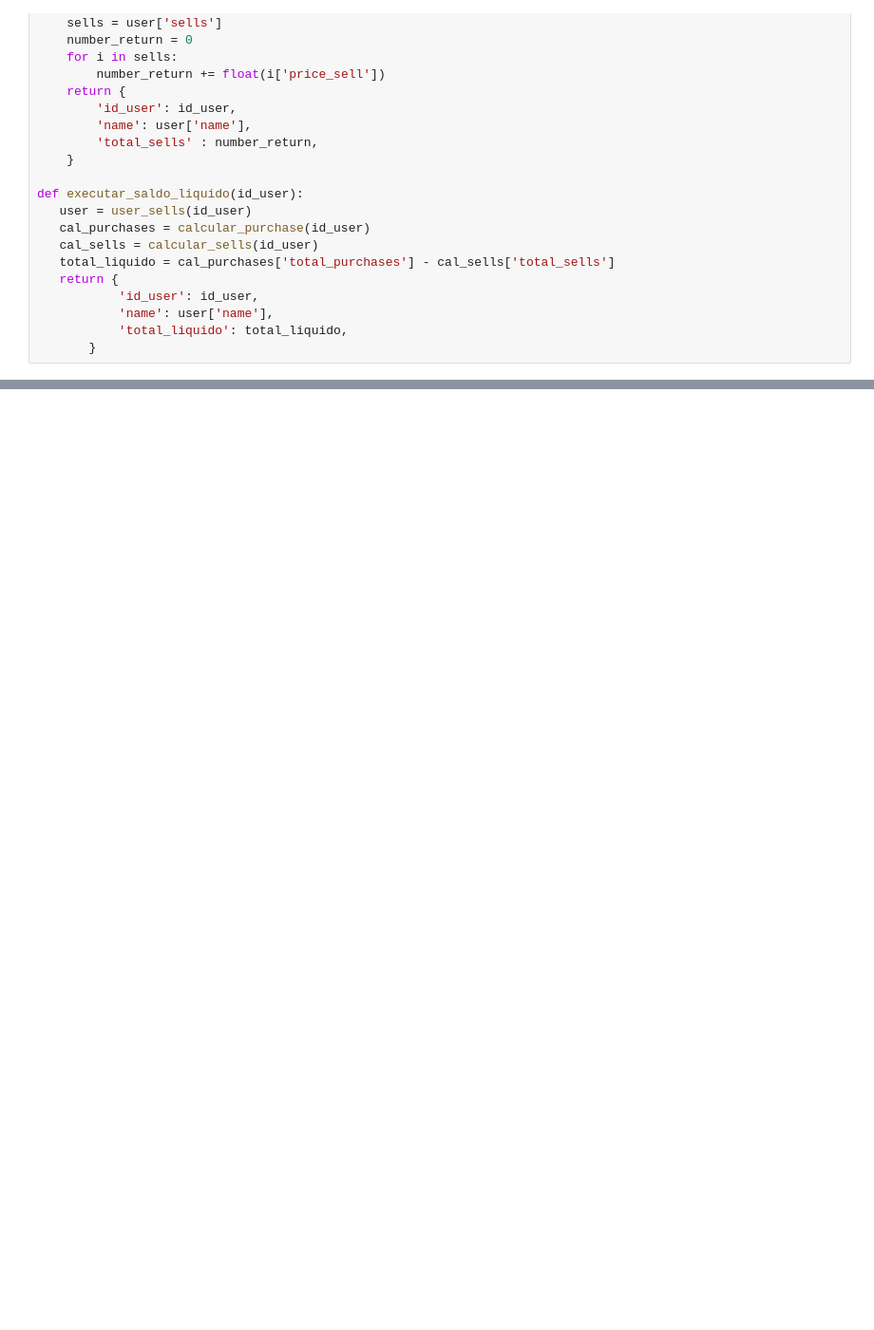
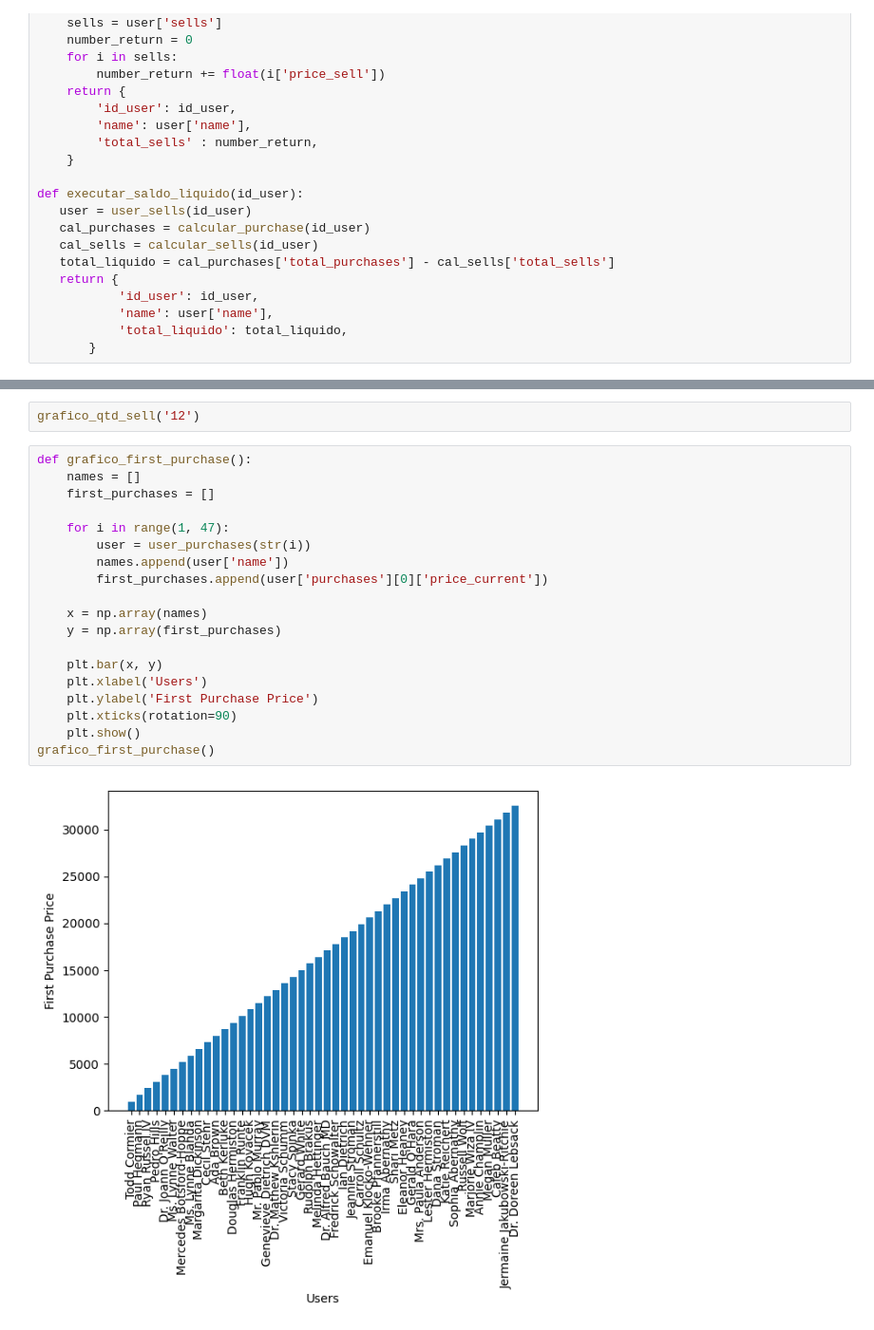
Before and after one commit to eralcw/coins_mock_premium, a Jupyter notebook: app.ipynb, the cells around one changed output, grey strips where cells are left out. Shown at 95% size. Cells and saved outputs as stored; diff of their text form; blank space fills up the shorter version.

```diff
--- a/app.ipynb
+++ b/app.ipynb
@@ -285,0 +285,23 @@ grafico_qtd_purchase('11')
+# %%
+grafico_qtd_sell('12')
+# %%
+def grafico_first_purchase():
+    names = []
+    first_purchases = []
+
+    for i in range(1, 47):
+        user = user_purchases(str(i))
+        names.append(user['name'])
+        first_purchases.append(user['purchases'][0]['price_current'])
+
+    x = np.array(names)
+    y = np.array(first_purchases)
+
+    plt.bar(x, y)
+    plt.xlabel('Users')
+    plt.ylabel('First Purchase Price')
+    plt.xticks(rotation=90)
+    plt.show()
+grafico_first_purchase()
+# %% [output]
+[figure, added]
```
Also changed, not shown: parts of 5 cells of this notebook.
